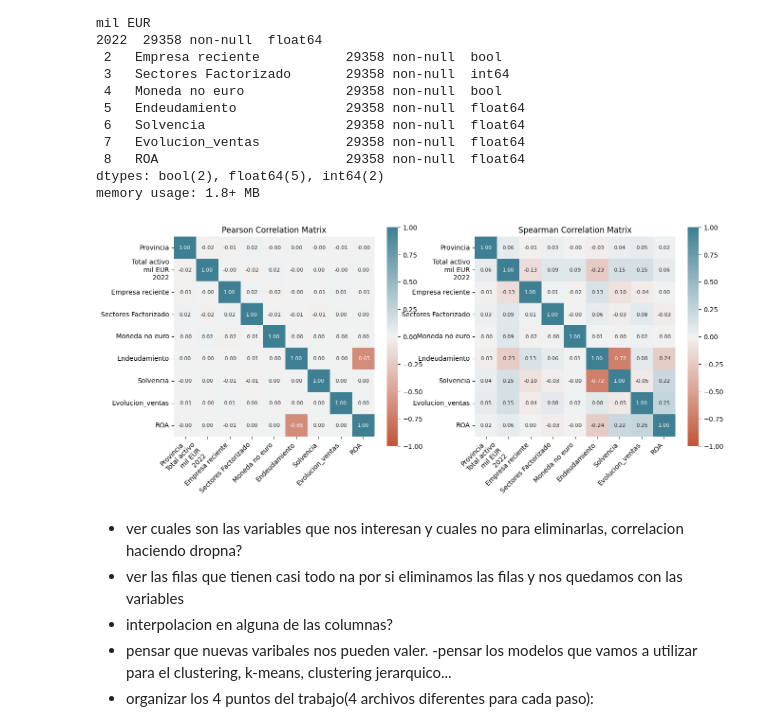
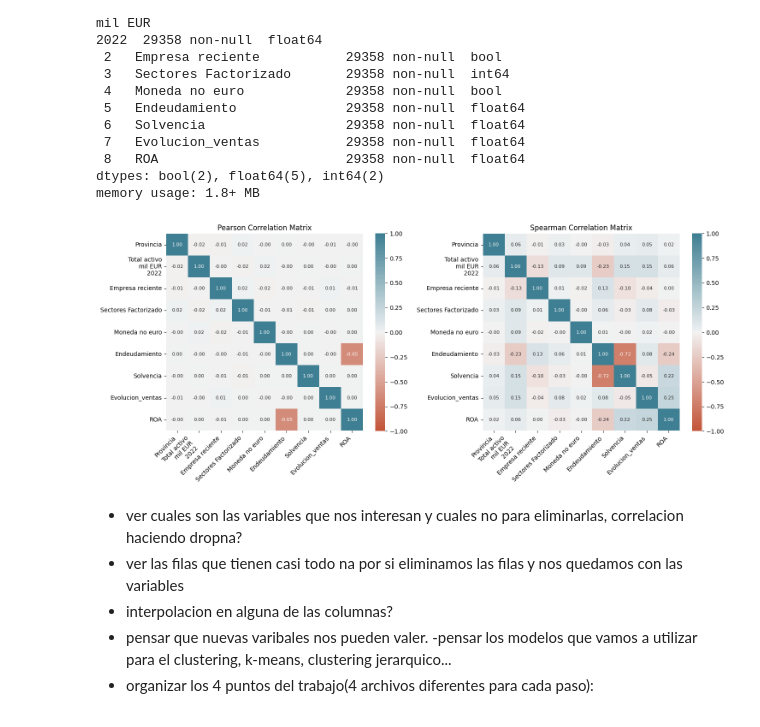
Before and after one commit to Aristondo/Equipo-Naranja, a Jupyter notebook: Reto_Procesamiento.ipynb, the cells around one changed output. Cells and saved outputs as stored; diff of their text form; code cells hidden in the pictures.

```diff
--- a/Reto_Procesamiento.ipynb
+++ b/Reto_Procesamiento.ipynb
@@ -628,17 +628,19 @@ corr_spearman = df_procesado.corr(method="spearman")
 # %%
 fig, ax =plt.subplots(1,2, figsize=(15,6))
 
 sns.heatmap(corr_pearson, vmin=-1, vmax=1, center=0,cmap=sns.diverging_palette(20, 220, n=200),square=True, ax=ax[0], annot=True, fmt=".2f", annot_kws={"size": 8})
 ax[0].set_xticklabels(ax[0].get_xticklabels(),rotation=45,horizontalalignment='right')
 ax[0].set_yticklabels(ax[0].get_yticklabels(),rotation=0,horizontalalignment='right')
 ax[0].set_title("Pearson Correlation Matrix")
 
 sns.heatmap(corr_spearman, vmin=-1, vmax=1, center=0,cmap=sns.diverging_palette(20, 220, n=200),square=True, annot=True, ax=ax[1], fmt=".2f", annot_kws={"size": 8})
 ax[1].set_xticklabels(ax[1].get_xticklabels(),rotation=45,horizontalalignment='right')
 ax[1].set_yticklabels(ax[1].get_yticklabels(),rotation=0,horizontalalignment='right')
 ax[1].set_title("Spearman Correlation Matrix");
+
+plt.tight_layout()
 # %% [output]
-[figure, old version]
+[figure, new version]
 # %% [markdown]
 - ver cuales son las variables que nos interesan y cuales no para eliminarlas, correlacion haciendo dropna?
 - ver las filas que tienen casi todo na por si eliminamos las filas y nos quedamos con las variables
```
